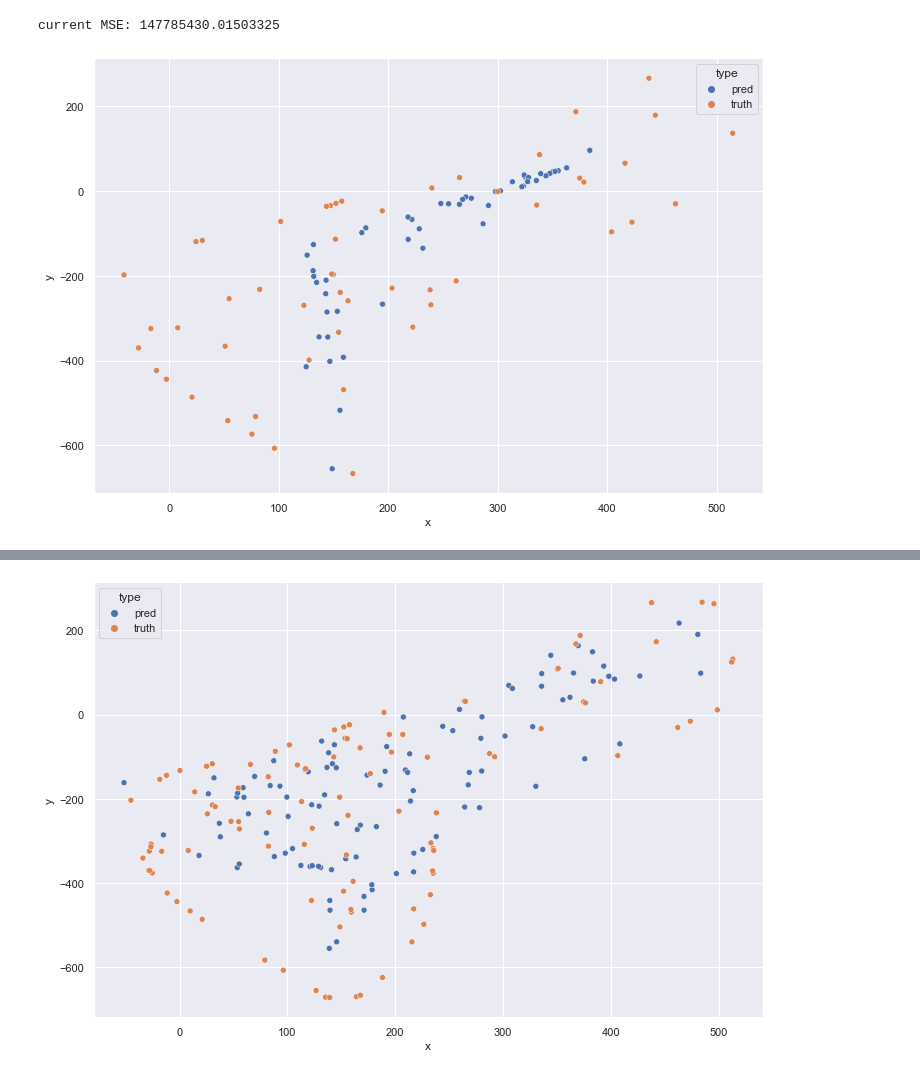
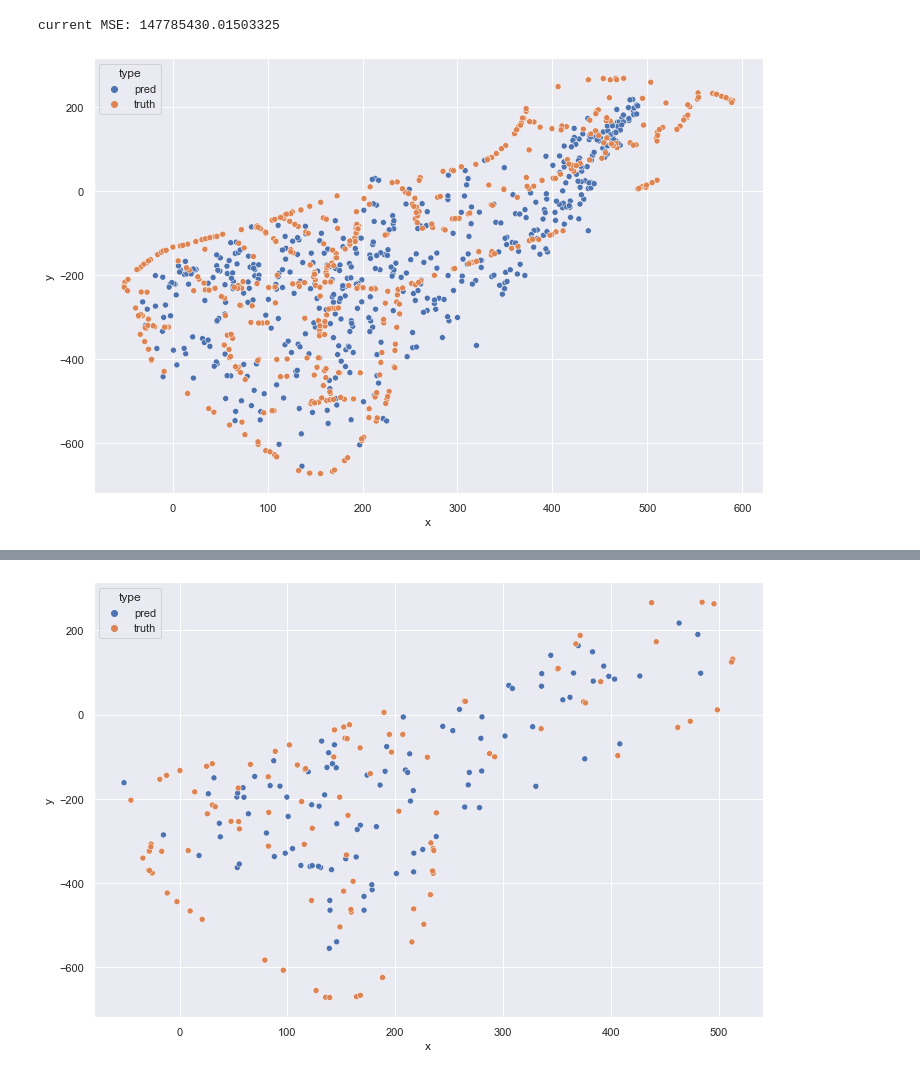
Before and after one commit to telenovelachuan/data_science, a Jupyter notebook: master_project/active_learning.ipynb, the cells around one changed output, grey strips where cells are left out. Saved outputs shown, nothing was run; the diff lists cells and outputs as text; code cells hidden in the pictures.

```diff
--- a/master_project/active_learning.ipynb
+++ b/master_project/active_learning.ipynb
@@ -148,6 +148,6 @@ def analyze_predictions(y_test, x_test=None, file=None, model=None):
     sns.scatterplot(x="x", y="y", data=concat, hue="type")
     #return concat
 # %%
-concat = analyze_predictions(y_test_ae, file="cnn_ae_preds_macbook.csv")
+concat = analyze_predictions(y_test_ae, file="cnn_ae_al1_uncertainty_all_preds.csv")
 # %% [output]
-[figure, old version]
+[figure, new version]
```
Also changed, not shown: parts of 9 cells of this notebook, 3 other files.
